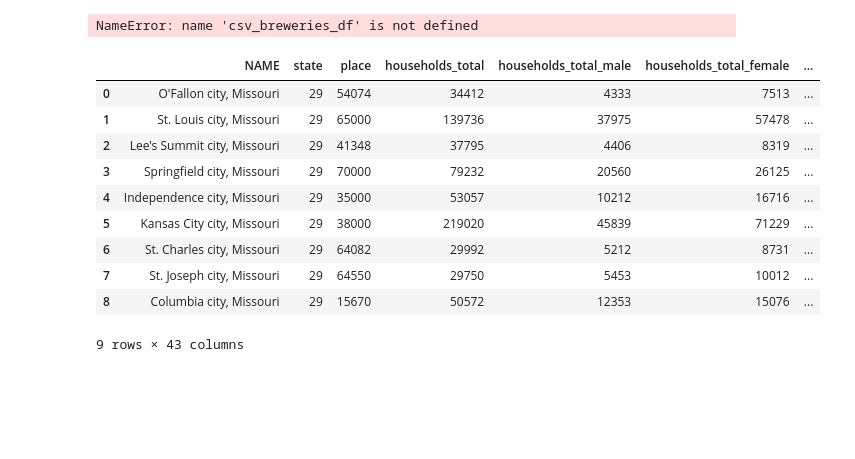
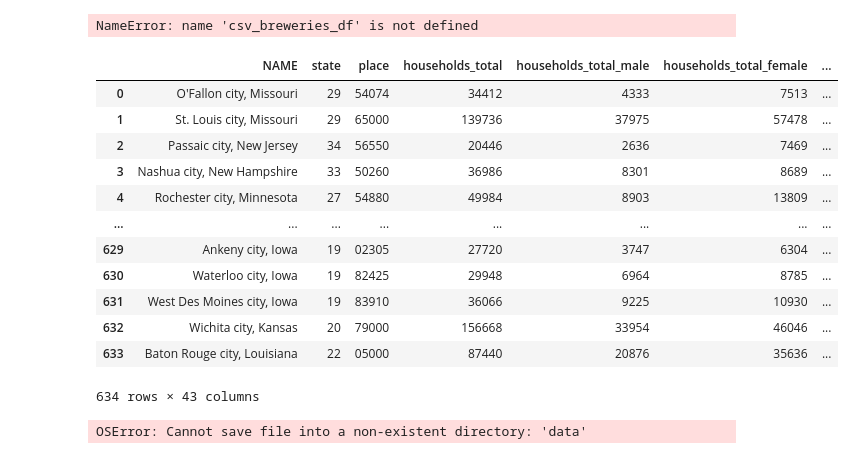
Before and after one commit to rpatel9877/project1, a Jupyter notebook: stoutistics_brew.ipynb, the cells around one changed output. Drawn from its saved outputs; the diff is of its cells as text; code cells hidden in the pictures; blank space fills up the shorter version.

Commit message:
added all states

```diff
--- a/stoutistics_brew.ipynb
+++ b/stoutistics_brew.ipynb
@@ -274,7 +274,7 @@ census_data = []
 
 # Loop through parameter list
 for parameter in parameter_list_test:
-    query_url = base_url + "get=NAME," + parameter + "&for=place:*&in=state:29" + "&key=" + census_key
+    query_url = base_url + "get=NAME," + parameter + "&for=place:*&in=state:*" + "&key=" + census_key
     response = requests.get(query_url).json()
     census_data.append(response)
 
@@ -332,38 +332,40 @@ df.rename(columns={'DP02_0001E':'households_total',
 'DP03_0062E':'income_household_median',
 'DP03_0063E':'income_household_mean',
 'DP03_0075E':'income_family',
 'DP03_0086E':'income_family_median',
 'DP03_0087E':'income_family_mean',
 'DP03_0088E':'income_per_capita',
 'DP03_0089E':'income_nonfamily',
 'DP03_0090E':'income_nonfamily_median',
 'DP03_0091E':'income_nonfamily_mean',
 'DP03_0119E':'income_below_poverty_family',
 'DP03_0119PE':'income_below_poverty_percent_family',
 'DP03_0128E':'income_below_poverty',
 'DP03_0128PE':'income_below_poverty_percent',
 'DP04_0001E':'housing_occupancy',
 'DP04_0001PE':'housing_occupancy_percent',
 'DP04_0006E':'housing_in_structure',
 'DP04_0006PE':'housing_in_structure_percent',
 'DP05_0001E':'population_total',
 'DP05_0022E':'population_over_21',
 'DP05_0022PE':'population_over_21_percent',
 'DP05_0008E':'population_15_to_19',
 'DP05_0008PE':'population_15_to_19_percent',
 'DP05_0026E':'population_male_over_18',
 'DP05_0026PE':'population_male_over_18_percent',
 'DP05_0027E':'population_female_over_18',
 'DP05_0027PE':'population_female_over_18_percent'})
 # %% [output]
 |  | NAME | state | place | households_total | households_total_male | households_total_female | ... |
 | 0 | O'Fallon city, Missouri | 29 | 54074 | 34412 | 4333 | 7513 | ... |
 | 1 | St. Louis city, Missouri | 29 | 65000 | 139736 | 37975 | 57478 | ... |
-| 2 | Lee's Summit city, Missouri | 29 | 41348 | 37795 | 4406 | 8319 | ... |
-| 3 | Springfield city, Missouri | 29 | 70000 | 79232 | 20560 | 26125 | ... |
-| 4 | Independence city, Missouri | 29 | 35000 | 53057 | 10212 | 16716 | ... |
-| 5 | Kansas City city, Missouri | 29 | 38000 | 219020 | 45839 | 71229 | ... |
-| 6 | St. Charles city, Missouri | 29 | 64082 | 29992 | 5212 | 8731 | ... |
-| 7 | St. Joseph city, Missouri | 29 | 64550 | 29750 | 5453 | 10012 | ... |
-| 8 | Columbia city, Missouri | 29 | 15670 | 50572 | 12353 | 15076 | ... |
+| 2 | Passaic city, New Jersey | 34 | 56550 | 20446 | 2636 | 7469 | ... |
+| 3 | Nashua city, New Hampshire | 33 | 50260 | 36986 | 8301 | 8689 | ... |
+| 4 | Rochester city, Minnesota | 27 | 54880 | 49984 | 8903 | 13809 | ... |
+| ... | ... | ... | ... | ... | ... | ... | ... |
+| 629 | Ankeny city, Iowa | 19 | 02305 | 27720 | 3747 | 6304 | ... |
+| 630 | Waterloo city, Iowa | 19 | 82425 | 29948 | 6964 | 8785 | ... |
+| 631 | West Des Moines city, Iowa | 19 | 83910 | 36066 | 9225 | 10930 | ... |
+| 632 | Wichita city, Kansas | 20 | 79000 | 156668 | 33954 | 46046 | ... |
+| 633 | Baton Rouge city, Louisiana | 22 | 05000 | 87440 | 20876 | 35636 | ... |
-9 rows × 43 columns
+634 rows × 43 columns
@@ -371,6 +375,8 @@ df.rename(columns={'DP02_0001E':'households_total',
 # Save final_census to csv file
 #final_census_df.to_csv('final_census.csv', index=False)
 final_census_df.to_csv("./data/final_census_nl.csv", index_label="City_ID")
+# %% [output]
+OSError: Cannot save file into a non-existent directory: 'data'
 # %%
 # Dependencies and Setup
 import matplotlib.pyplot as plt
```
Also changed, not shown: parts of 1 cell of this notebook, 2 other files.
